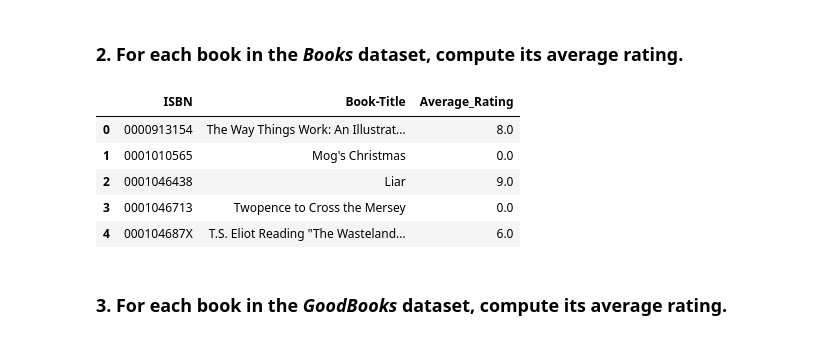
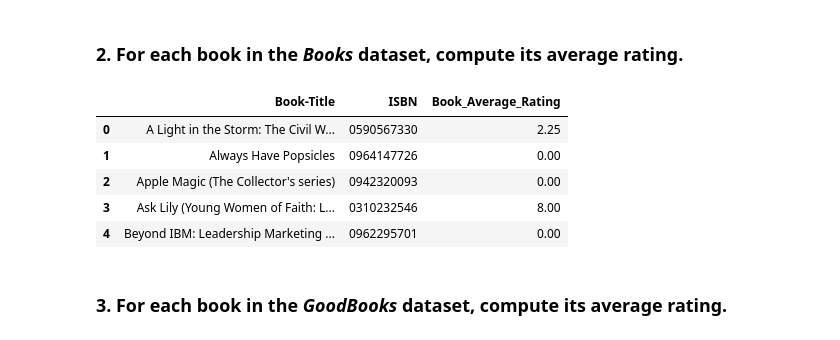
Before and after one commit to gianscuri/Computer_Science_Project_Pandas, a Jupyter notebook: progetto-2021.ipynb, the cells around one changed output. Drawn from its saved outputs; the diff is of its cells as text; code cells hidden in the pictures.

```diff
--- a/progetto-2021.ipynb
+++ b/progetto-2021.ipynb
@@ -35,14 +30,6 @@ users.shape
 # %% [output]
 (278858, 3)
 # %%
-books = pd.read_csv('https://github.com/gdv/foundationsCS/raw/master/progetti/2021/Books.csv.gz', compression = 'gzip', escapechar = "\\", encoding = 'latin-1', sep = ';', dtype = {'ISBN': 'string',
-                                                                                                                                                                                  'Book-title': 'string',
-                                                                                                                                                                                  'Book-Author': 'string',
-                                                                                                                                                                                  'Year-Of-Publication': 'int',
-                                                                                                                                                                                  'Publisher': 'string',
-                                                                                                                                                                                  'Image-URL-S': 'string',
-                                                                                                                                                                                  'Image-URL-M': 'string',
-                                                                                                                                                                                  'Image-URL-L': 'string',
-                                                                                                                                                                                 })
+books = pd.read_csv('https://github.com/gdv/foundationsCS/raw/master/progetti/2021/Books.csv.gz', compression = 'gzip', escapechar = "\\", encoding = 'latin-1', sep = ';', usecols=['ISBN', 'Book-Title', 'Book-Author', 'Year-Of-Publication', 'Publisher'])
 books.shape
 # %% [output]
@@ -50,10 +42,5 @@ books.shape
 # %%
-book_ratings = pd.read_csv('https://github.com/gdv/foundationsCS/raw/master/progetti/2021/Book-Ratings.csv.gz', compression = 'gzip', escapechar = "\\", encoding = 'latin-1', sep = ';', dtype = {'User-ID': 'Int64',
-                                                                                                                                                                                 'ISBN': 'string',
-                                                                                                                                                                                 'Book-Rating': 'Int64'
-                                                                                                                                                                                })
-book_ratings['ISBN'] = book_ratings['ISBN'].str.strip(' "')
-book_ratings['ISBN'] = [re.sub('[\W+]', '', s) for s in book_ratings['ISBN']] #escludere i punti di domanda da regex
+book_ratings = pd.read_csv('https://github.com/gdv/foundationsCS/raw/master/progetti/2021/Book-Ratings.csv.gz', compression = 'gzip', escapechar = "\\", encoding = 'latin-1', sep = ';')
 book_ratings.shape
 # %% [output]
 (1149780, 3)
@@ -111,14 +155,15 @@ Facendo un group by rispetto a Country ci si rende conto della presenza di valor
 # %% [markdown]
 ### 2. For each book in the *Books* dataset, compute its average rating.
 # %%
-pd.merge(books, book_ratings, on = 'ISBN', how = 'left').groupby(['ISBN', 'Book-Title'], as_index=False).agg(Average_Rating=('Book-Rating', 'mean')).head()
+books_avg = pd.merge(books, book_ratings, on = 'ISBN', how = 'left').groupby(['Book-Title', 'ISBN'], as_index=False).agg(Book_Average_Rating = ('Book-Rating', 'mean'))
+books_avg.head()
 # %% [output]
-|  | ISBN | Book-Title | Average_Rating |
-| 0 | 0000913154 | The Way Things Work: An Illustrat... | 8.0 |
-| 1 | 0001010565 | Mog's Christmas | 0.0 |
-| 2 | 0001046438 | Liar | 9.0 |
-| 3 | 0001046713 | Twopence to Cross the Mersey | 0.0 |
-| 4 | 000104687X | T.S. Eliot Reading "The Wasteland... | 6.0 |
+|  | Book-Title | ISBN | Book_Average_Rating |
+| 0 | A Light in the Storm: The Civil W... | 0590567330 | 2.25 |
+| 1 | Always Have Popsicles | 0964147726 | 0.00 |
+| 2 | Apple Magic (The Collector's series) | 0942320093 | 0.00 |
+| 3 | Ask Lily (Young Women of Faith: L... | 0310232546 | 8.00 |
+| 4 | Beyond IBM: Leadership Marketing ... | 0962295701 | 0.00 |
 # %% [markdown]
 ### 3. For each book in the *GoodBooks* dataset, compute its average rating.
 # %%
```
Also changed, not shown: parts of 37 cells of this notebook.
